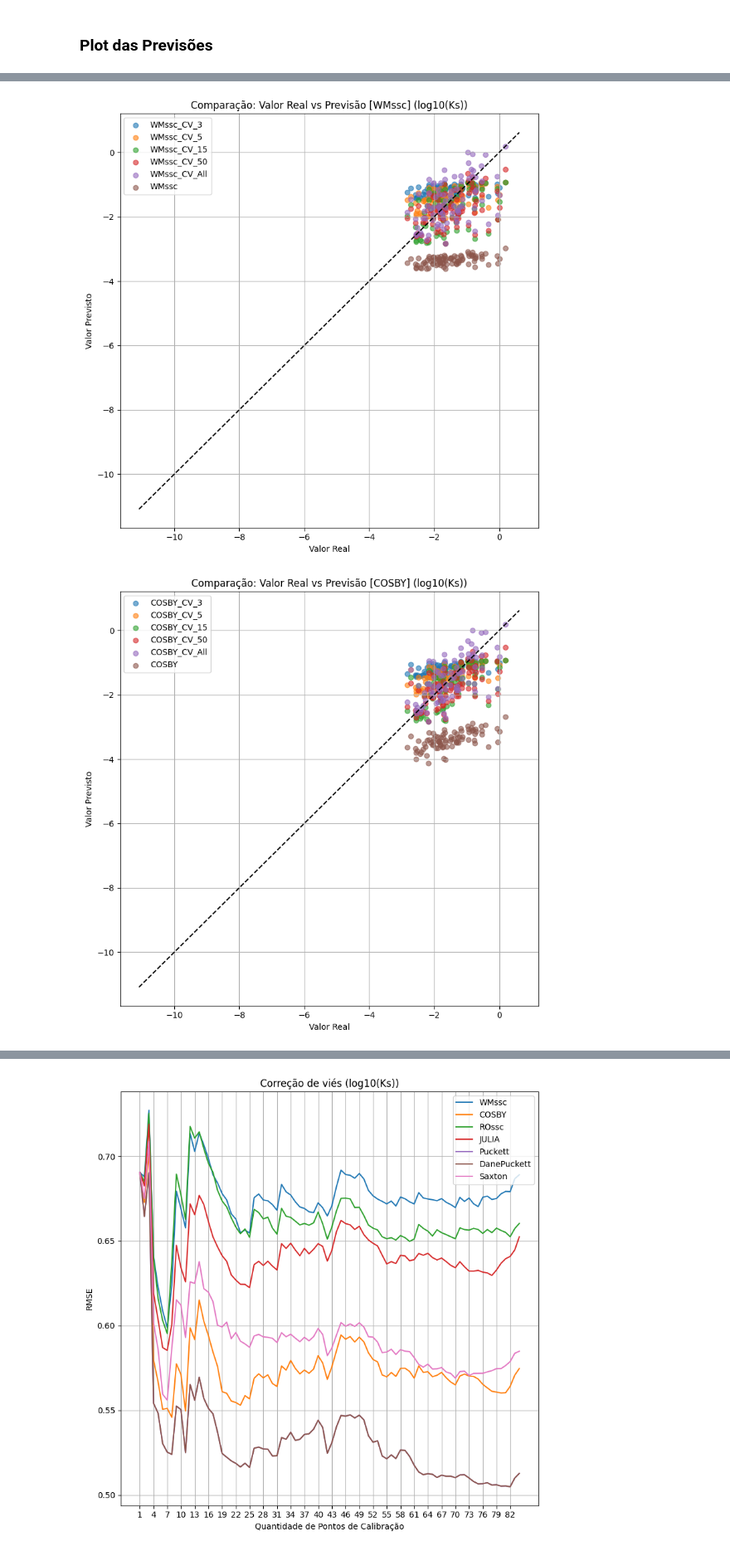
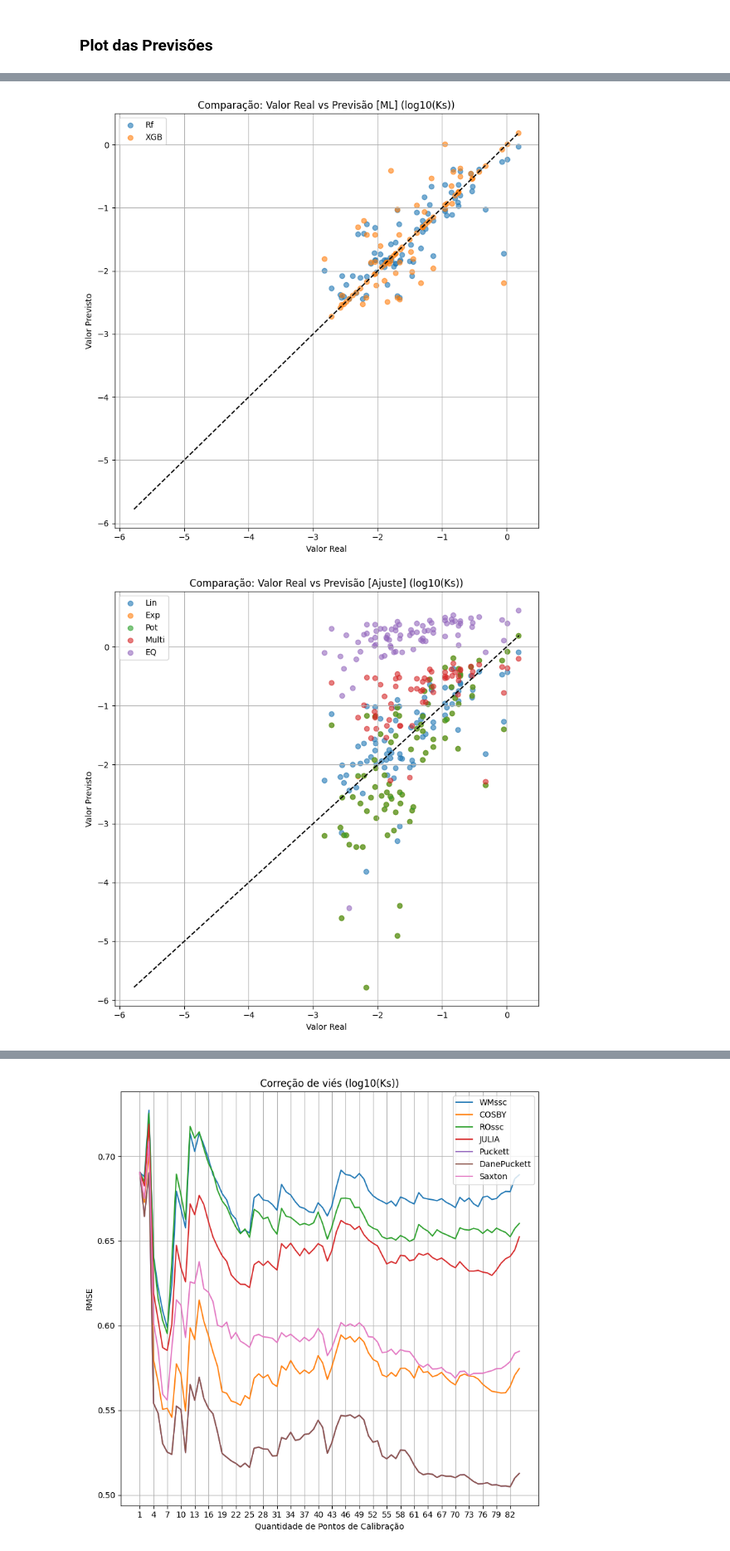
Before and after one commit to felipeiug/mestrado, a Jupyter notebook: comparacao_Ks.ipynb, the cells around one changed output, grey strips where cells are left out. Shown at 83% size. Drawn from its saved outputs; the diff is of its cells as text; code cells hidden in the pictures.

```diff
--- a/comparacao_Ks.ipynb
+++ b/comparacao_Ks.ipynb
@@ -435,3 +455,8 @@ NSE - EQ:-5.7825
+# %%
+values_plot = [
+    "ML",
+    "Ajuste"
+]
 # %%
 # Gráficos
 min_val = y.min()
@@ -439,35 +464,42 @@ max_val = y.max()
 
 # Mínimos e máximos
 for key, value in KSS.items():
+    # Teste apenas para ML
+    if key not in values_plot:
+        continue
+
     for key, value in value.items():
         if key == "CVS":
             continue
 
         min_val = min(min_val, value.min())
         max_val = max(max_val, value.max())
 
 
 # Real vs Simulado
 for name, val in KSS.items():
+    if name not in values_plot:
+        continue
+
     plt.figure(figsize=(8, 8))
     for key, value in val.items():
         if key == "CVS":
             continue
 
         plt.scatter(y, value, alpha=0.6, label=key)
     plt.plot([min_val, max_val], [min_val, max_val], 'k--')
 
     # Estética
     plt.xlabel("Valor Real")
     plt.ylabel("Valor Previsto")
     plt.title(f"Comparação: Valor Real vs Previsão [{name}] (log10(Ks))")
     plt.legend()
     plt.grid(True)
     plt.tight_layout()
 
     # Salvar
     plt.savefig(f"graficos/grafico_{name}.png", dpi=300)
     plt.show()
 # %% [output]
-[figure, old version]
+[figure, new version]
-[figure, old version]
+[figure, new version]
```
Also changed, not shown: parts of 2 cells of this notebook, 8 other files.
